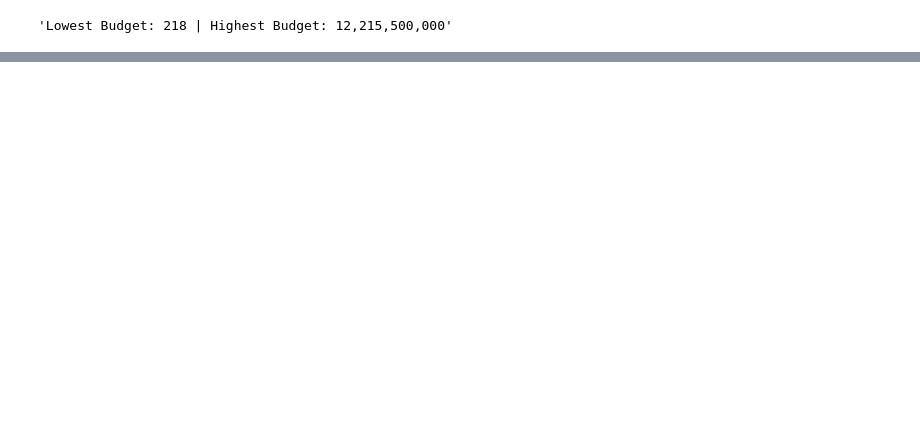
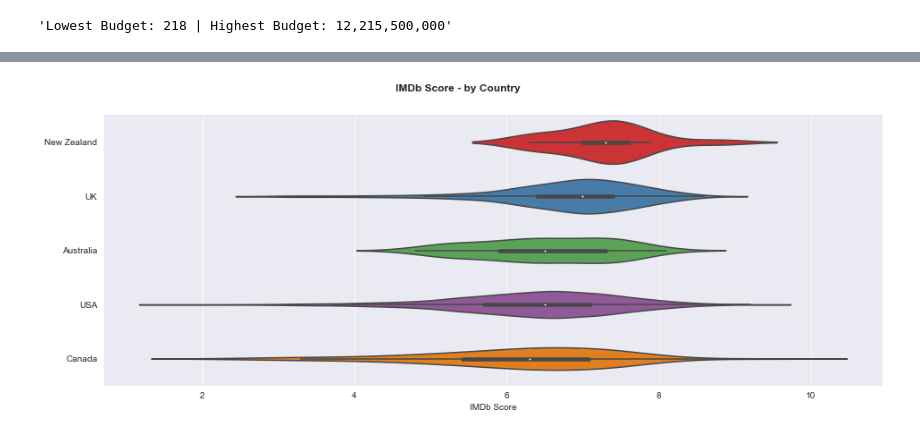
Before and after one commit to sourcery-ai-bot/library-python, a Jupyter notebook: data_science/notebooks/imdb_movies.ipynb, the cells around one changed output, grey strips where cells are left out. Cells and saved outputs as stored; diff of their text form; code cells hidden in the pictures; blank space fills up the shorter version.

```diff
--- a/data_science/notebooks/imdb_movies.ipynb
+++ b/data_science/notebooks/imdb_movies.ipynb
@@ -123,0 +174,20 @@ plt.show()
+# %%
+# Set up the violin plot with the required logical ordering, size and inclusion of outliers
+imdb_by_ctry = sns.catplot(x='imdb_score',
+                           y='country',
+                           data=df_english,
+                           kind='violin',
+                           showfliers=True,
+                           height=6,
+                           aspect=18/8,
+                           palette='Set1',
+                           order=eng_countries)
+
+# Adjust spacing and set the chart and axe's titles
+imdb_by_ctry.fig.subplots_adjust(top=0.9, bottom=0.2)
+imdb_by_ctry.fig.suptitle('IMDb Score - by Country',
+                          fontsize=12, fontweight='bold')
+imdb_by_ctry.set(xlabel='IMDb Score', ylabel='')
+plt.show()
+# %% [output]
+[figure, added]
```
Also changed, not shown: parts of 14 cells of this notebook.
